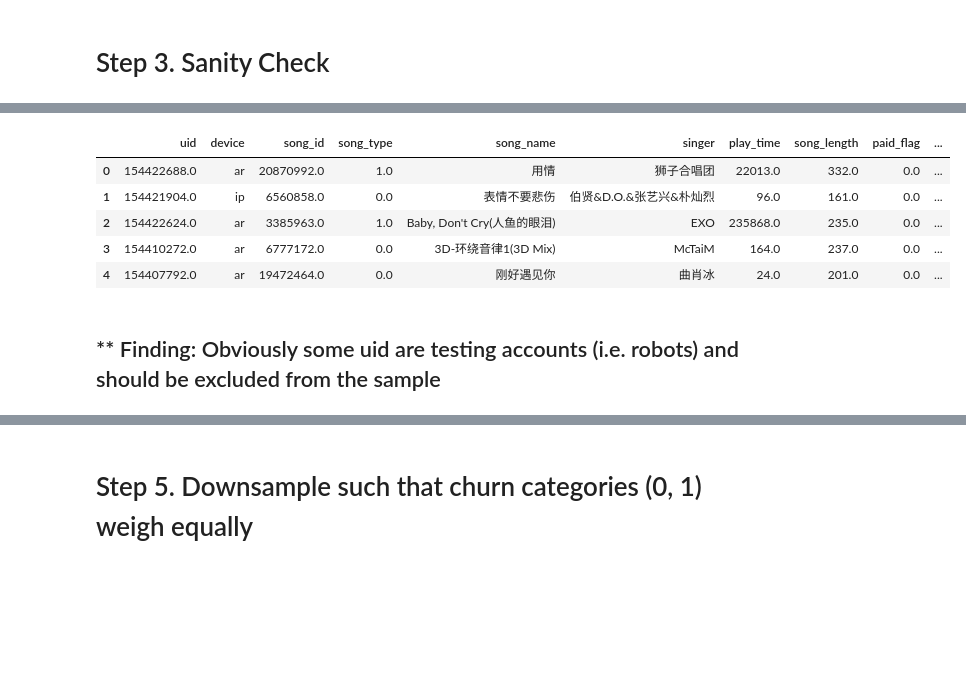
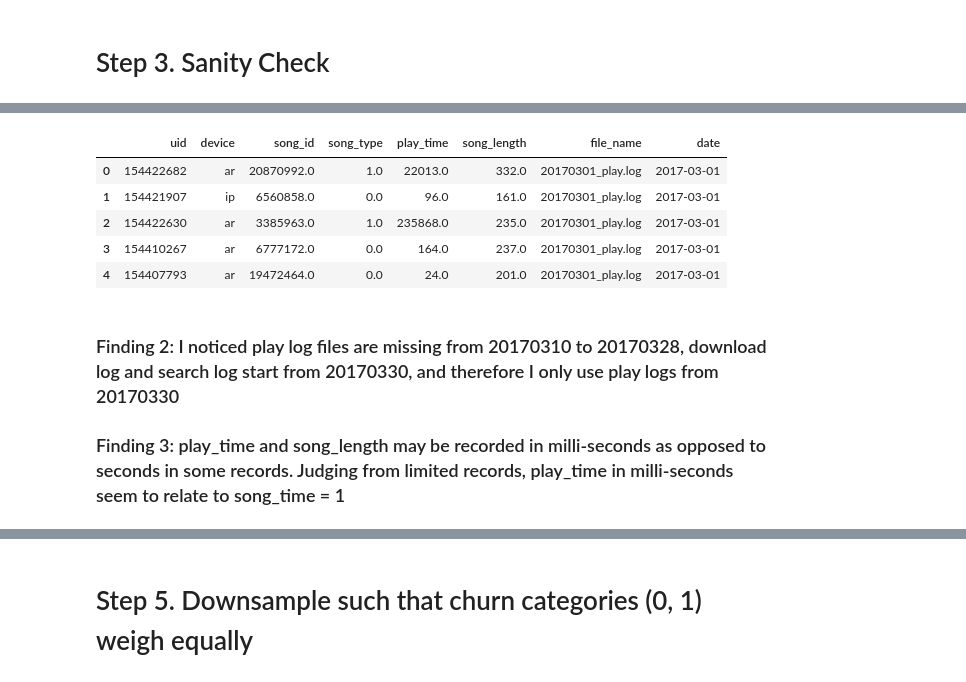
Before and after one commit to ZiweiDuan/MusicBox, a Jupyter notebook: Codes/5_Spark ETL (Extract & Transform & Load).ipynb, the cells around one changed output, grey strips where cells are left out. Drawn from its saved outputs; the diff is of its cells as text; code cells hidden in the pictures; blank space fills up the shorter version.

Commit message:
Downsample Play, Download ,Search Logs

```diff
--- a/Codes/5_Spark ETL (Extract & Transform & Load).ipynb
+++ b/Codes/5_Spark ETL (Extract & Transform & Load).ipynb
@@ -94,6 +106,6 @@ len(schema)
 # %% [output]
 10
 # %%
-songs = rdd.map(parseLine).filter(lambda x: len(x) == len(schema))
+songs = rdd.map(parseLine).filter(lambda x: x!= -1)
 # %%
-song_df = spark.createDataFrame(songs, schema).cache()
+song_df = spark.createDataFrame(songs, schema)
@@ -146,5 +133,0 @@ song_df.select('play_time', 'song_length', 'paid_flag').describe().show()
-# %%
-song_df = song_df.filter(song_df.play_time >= 0) \
-                 .filter(song_df.song_length > 0) \
-                 .dropna(how='any', subset=['play_time']) \
-                 .cache()
@@ -158,11 +134,25 @@ Driver stacktrace:
+# %%
+song_df_2 = song_df.withColumn("device", trim(song_df.device)) \
+                               .withColumn('date_str', trim(song_df.file_name.substr(1,9))) \
+                               .withColumn('date_string', regexp_replace('date_str', '20170339', '20170329')) \
+                               .withColumn("unix_date", unix_timestamp('date_string', 'yyyyMMdd')) \
+                               .withColumn("date", from_unixtime('unix_date').cast(DateType())) \
+                               .drop('date_str') \
+                               .drop('date_string') \
+                               .drop('unix_date') \
+                               .drop('paid_flag') \
+                               .drop('song_name') \
+                               .drop('singer') \
+                               .dropna(how='any', subset=['play_time'])
 # %%
-pd.DataFrame(song_df.take(5), columns=song_df.columns)
+pd.DataFrame(song_df_2.take(5), columns=song_df_2.columns)
 # %% [output]
-|  | uid | device | song_id | song_type | song_name | singer | play_time | song_length | paid_flag | ... |
-| 0 | 154422688.0 | ar | 20870992.0 | 1.0 | 用情 | 狮子合唱团 | 22013.0 | 332.0 | 0.0 | ... |
-| 1 | 154421904.0 | ip | 6560858.0 | 0.0 | 表情不要悲伤 | 伯贤&D.O.&张艺兴&朴灿烈 | 96.0 | 161.0 | 0.0 | ... |
-| 2 | 154422624.0 | ar | 3385963.0 | 1.0 | Baby, Don't Cry(人鱼的眼泪) | EXO | 235868.0 | 235.0 | 0.0 | ... |
-| 3 | 154410272.0 | ar | 6777172.0 | 0.0 | 3D-环绕音律1(3D Mix) | McTaiM | 164.0 | 237.0 | 0.0 | ... |
-| 4 | 154407792.0 | ar | 19472464.0 | 0.0 | 刚好遇见你 | 曲肖冰 | 24.0 | 201.0 | 0.0 | ... |
+|  | uid | device | song_id | song_type | play_time | song_length | file_name | date |
+| 0 | 154422682 | ar | 20870992.0 | 1.0 | 22013.0 | 332.0 | 20170301_play.log | 2017-03-01 |
+| 1 | 154421907 | ip | 6560858.0 | 0.0 | 96.0 | 161.0 | 20170301_play.log | 2017-03-01 |
+| 2 | 154422630 | ar | 3385963.0 | 1.0 | 235868.0 | 235.0 | 20170301_play.log | 2017-03-01 |
+| 3 | 154410267 | ar | 6777172.0 | 0.0 | 164.0 | 237.0 | 20170301_play.log | 2017-03-01 |
+| 4 | 154407793 | ar | 19472464.0 | 0.0 | 24.0 | 201.0 | 20170301_play.log | 2017-03-01 |
-# %% [markdown]
-## **  Finding: Obviously some uid are testing accounts (i.e. robots) and should be excluded from the sample
+# %% [markdown]
+### Finding 2: I noticed play log files are missing from 20170310 to 20170328, download log and search log start from 20170330, and therefore I only use play logs from 20170330
+### Finding 3: play_time and song_length may be recorded in milli-seconds as opposed to seconds in some records. Judging from limited records, play_time in milli-seconds seem to relate to song_time = 1
```
Also changed, not shown: parts of 127 cells of this notebook.
